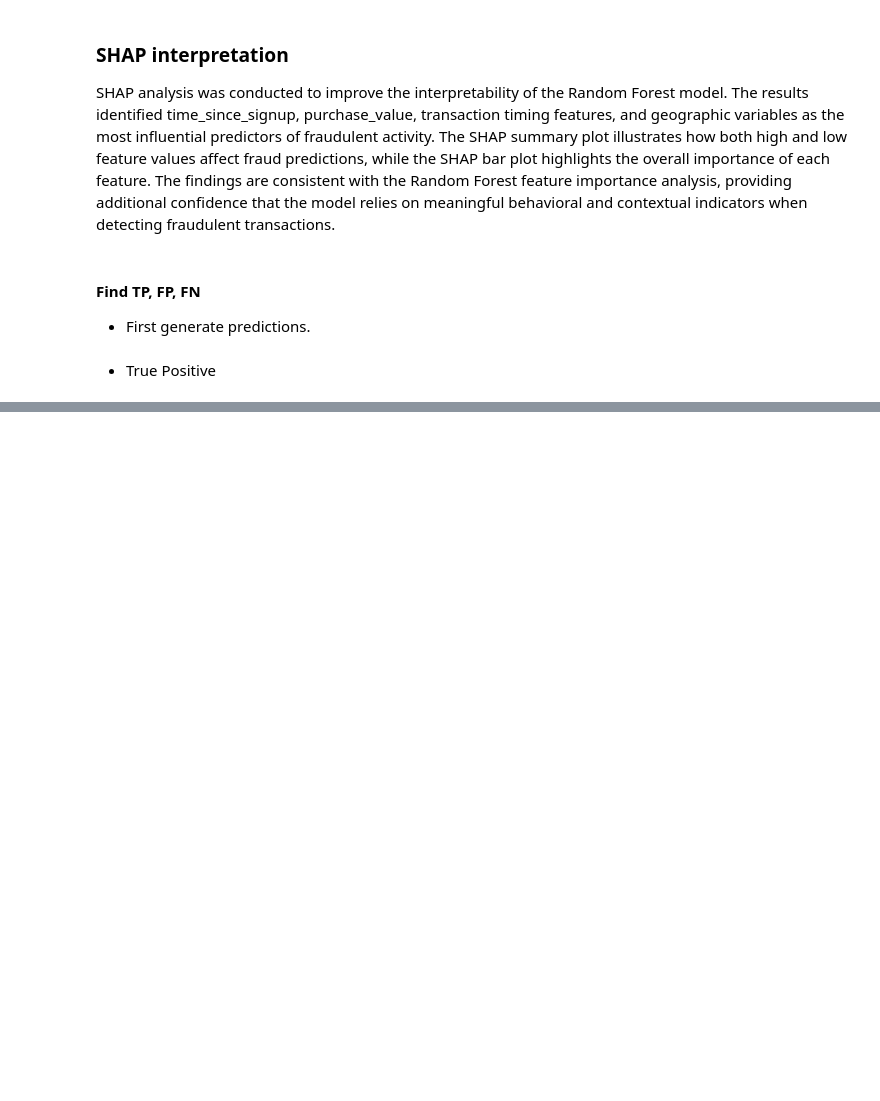
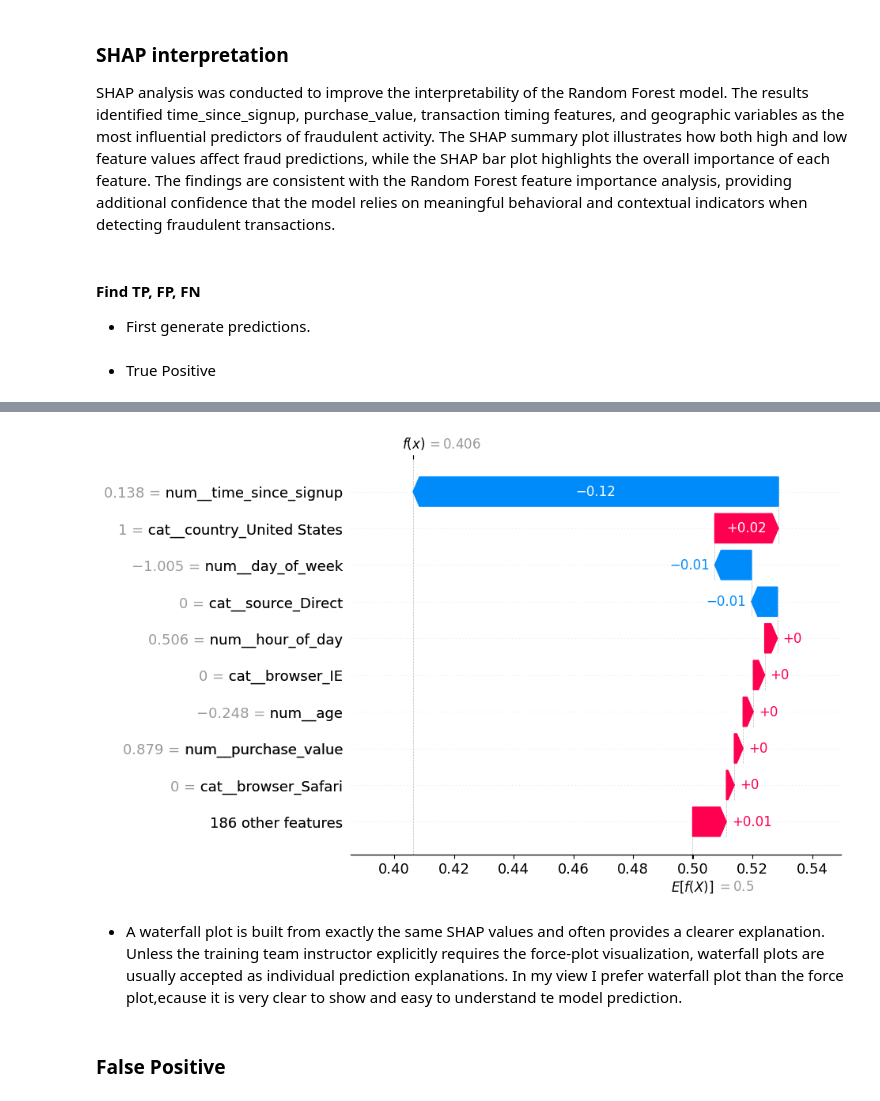
Before and after one commit to yenguandroid/fraud-detection, a Jupyter notebook: notebooks/shap-explainability.ipynb, the cells around one changed output, grey strips where cells are left out. Drawn from its saved outputs; the diff is of its cells as text; code cells hidden in the pictures; blank space fills up the shorter version.

```diff
--- a/notebooks/shap-explainability.ipynb
+++ b/notebooks/shap-explainability.ipynb
@@ -193,0 +245,15 @@ ValueError: operands could not be broadcast together with shapes (25830,) (500,)
+# %%
+shap.plots.waterfall(
+    shap.Explanation(
+        values=shap_values_fraud[tp_index],
+        base_values=explainer.expected_value[1],
+        data=X_sample[tp_index],
+        feature_names=feature_names
+    )
+)
+# %% [output]
+[figure, added]
+# %% [markdown]
+-  A waterfall plot is built from exactly the same SHAP values and often provides a clearer explanation. Unless the training team instructor explicitly requires the force-plot visualization, waterfall plots are usually accepted as individual prediction explanations. In my view I prefer waterfall plot than the force plot,ecause it is very clear to show and easy to understand te model prediction.
+# %% [markdown]
+### False Positive
```
Also changed, not shown: parts of 37 cells of this notebook.
